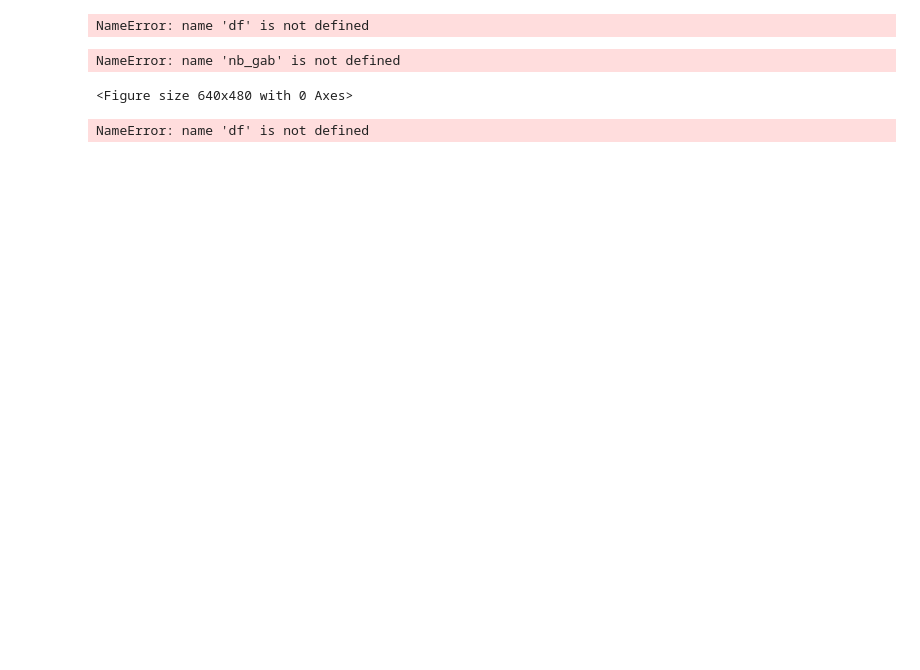
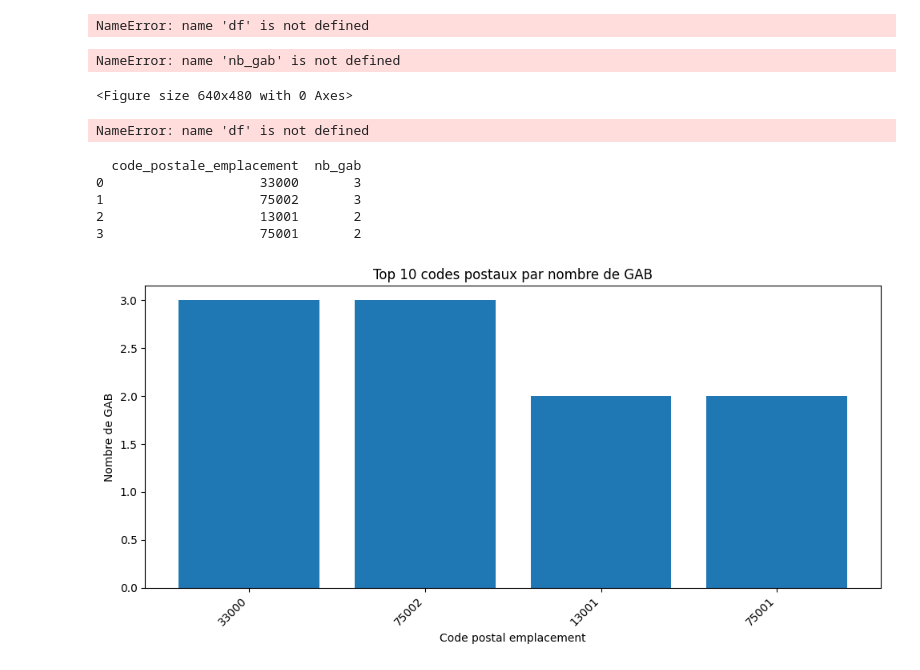
Before and after one commit to Maria-lin/How-to-make-notebook-in-dataiku, a Jupyter notebook: untitled13.ipynb, the cells around one changed output. Drawn from its saved outputs; the diff is of its cells as text; code cells hidden in the pictures; blank space fills up the shorter version.

```diff
--- a/untitled13.ipynb
+++ b/untitled13.ipynb
@@ -56,3 +56,72 @@ plt.tight_layout()
 plt.show()
 # %% [output]
 NameError: name 'df' is not defined
+# %%
+# ============================
+# 📦 Imports
+# ============================
+import pandas as pd
+import matplotlib.pyplot as plt
+
+# ============================
+# 🧪 1) Dataset fictif (exemple)
+# ============================
+data = {
+    "num_automate": [
+        "GAB001","GAB002","GAB003","GAB004","GAB005",
+        "GAB006","GAB007","GAB008","GAB009","GAB010"
+    ],
+    "code_postale_emplacement": [
+        "75001","75001","75002","75002","75002",
+        "13001","13001","33000","33000","33000"
+    ],
+    "ville": [
+        "Paris","Paris","Paris","Paris","Paris",
+        "Marseille","Marseille","Bordeaux","Bordeaux","Bordeaux"
+    ]
+}
+
+df_rea_gab = pd.DataFrame(data)
+
+# ============================
+# 🧮 2) Fonction — compter GAB par code postal
+# ============================
+def compter_gab_par_code_postal(df: pd.DataFrame) -> pd.DataFrame:
+    res = (
+        df.groupby("code_postale_emplacement")["num_automate"]
+          .nunique()
+          .reset_index(name="nb_gab")
+          .sort_values("nb_gab", ascending=False)
+          .reset_index(drop=True)
+    )
+    return res
+
+gab_par_cp = compter_gab_par_code_postal(df_rea_gab)
+
+# ============================
+# 📊 3) Fonction — plot Top N
+# ============================
+def plot_top_code_postal_gab(gab_par_cp, top_n=20):
+    top = gab_par_cp.head(top_n)
+
+    plt.figure(figsize=(10, 5))
+    plt.bar(top["code_postale_emplacement"].astype(str), top["nb_gab"])
+    plt.xticks(rotation=45, ha="right")
+    plt.xlabel("Code postal emplacement")
+    plt.ylabel("Nombre de GAB")
+    plt.title(f"Top {top_n} codes postaux par nombre de GAB")
+    plt.tight_layout()
+    plt.show()
+
+# ============================
+# ▶️ 4) Exécution
+# ============================
+print(gab_par_cp)
+plot_top_code_postal_gab(gab_par_cp, top_n=10)
+# %% [output]
+  code_postale_emplacement  nb_gab
+0                    33000       3
+1                    75002       3
+2                    13001       2
+3                    75001       2
+[figure, added]
```
